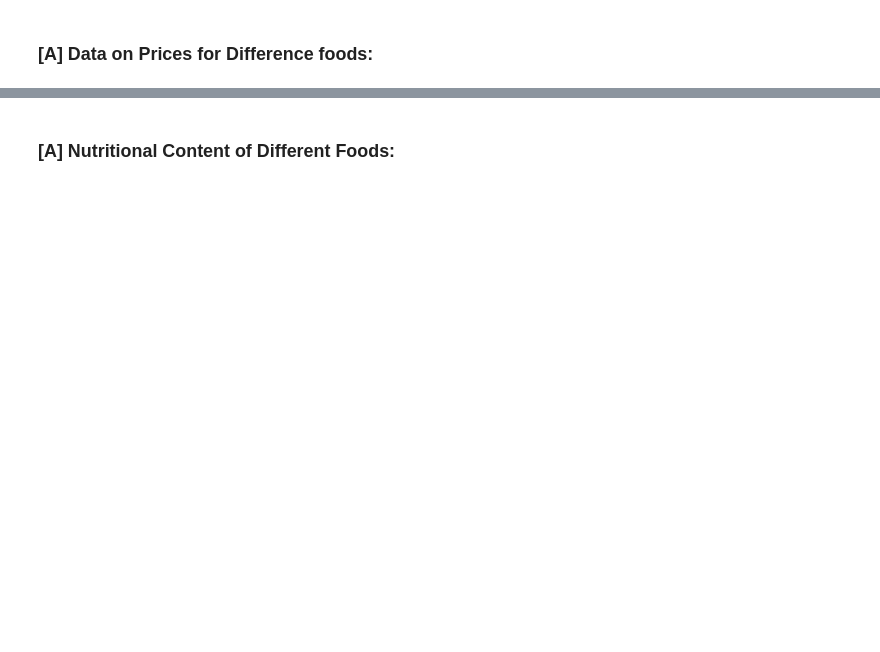
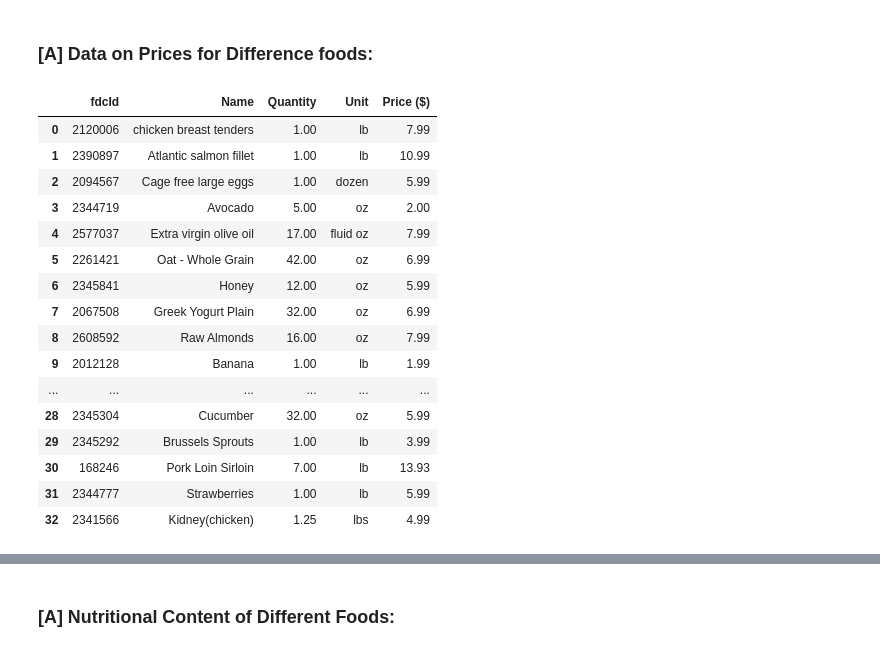
Before and after one commit to laragursoy/EEP153TeamWilburAtwater, a Jupyter notebook: EEP153_project_2.ipynb, the cells around one changed output, grey strips where cells are left out. Cells and saved outputs as stored; diff of their text form; code cells hidden in the pictures; blank space fills up the shorter version.

```diff
--- a/EEP153_project_2.ipynb
+++ b/EEP153_project_2.ipynb
@@ -30,2 +88,24 @@
 # %% [markdown]
 ### [A] Data on Prices for Difference foods:
+# %%
+food_price = pd.read_csv("Food_Price_Data.csv")
+food_price = food_price.drop(food_price.columns[5:], axis = 1)
+food_price
+# %% [output]
+|  | fdcId | Name | Quantity | Unit | Price ($) |
+| 0 | 2120006 | chicken breast tenders | 1.00 | lb | 7.99 |
+| 1 | 2390897 | Atlantic salmon fillet | 1.00 | lb | 10.99 |
+| 2 | 2094567 | Cage free large eggs | 1.00 | dozen | 5.99 |
+| 3 | 2344719 | Avocado | 5.00 | oz | 2.00 |
+| 4 | 2577037 | Extra virgin olive oil | 17.00 | fluid oz | 7.99 |
+| 5 | 2261421 | Oat - Whole Grain | 42.00 | oz | 6.99 |
+| 6 | 2345841 | Honey | 12.00 | oz | 5.99 |
+| 7 | 2067508 | Greek Yogurt Plain | 32.00 | oz | 6.99 |
+| 8 | 2608592 | Raw Almonds | 16.00 | oz | 7.99 |
+| 9 | 2012128 | Banana | 1.00 | lb | 1.99 |
+| ... | ... | ... | ... | ... | ... |
+| 28 | 2345304 | Cucumber | 32.00 | oz | 5.99 |
+| 29 | 2345292 | Brussels Sprouts | 1.00 | lb | 3.99 |
+| 30 | 168246 | Pork Loin Sirloin | 7.00 | lb | 13.93 |
+| 31 | 2344777 | Strawberries | 1.00 | lb | 5.99 |
+| 32 | 2341566 | Kidney(chicken) | 1.25 | lbs | 4.99 |
```
Also changed, not shown: parts of 25 cells of this notebook.
